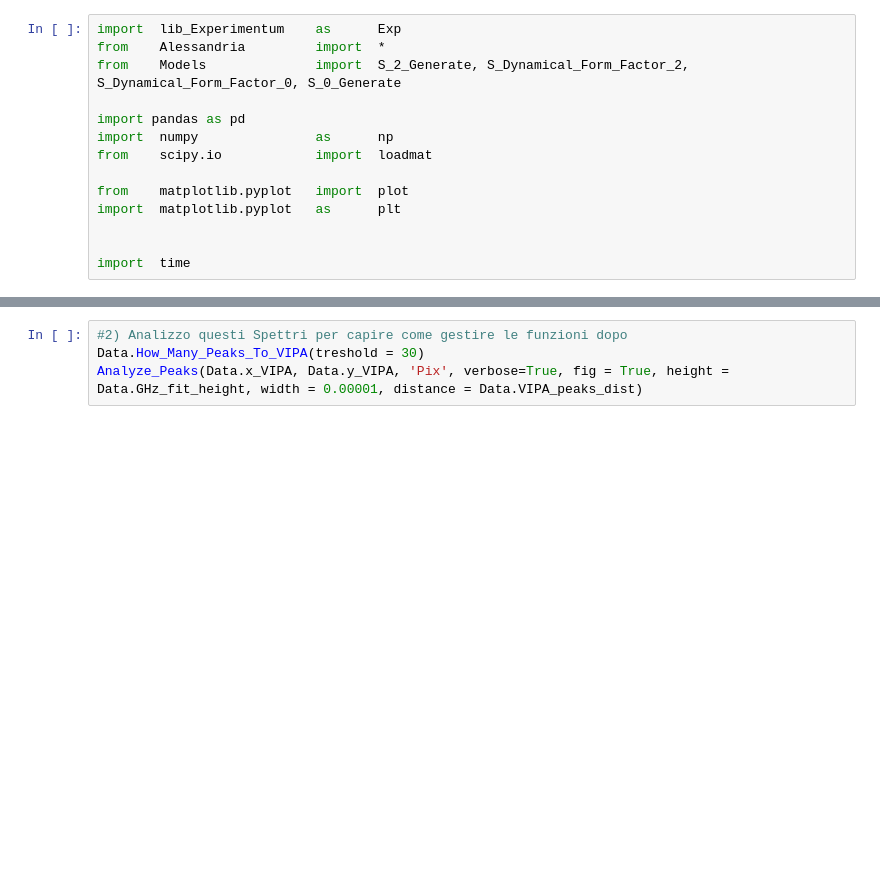
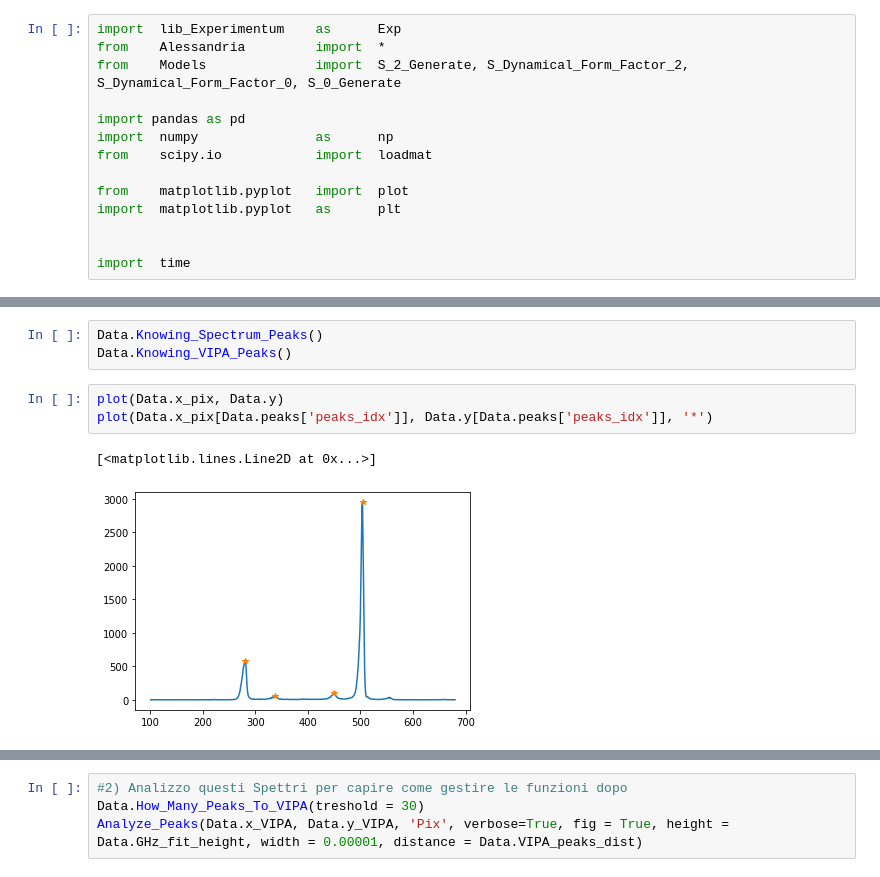
Before and after one commit to flautodipan/Python_Libraries, a Jupyter notebook: Experimentum_III.ipynb, the cells around one changed output, grey strips where cells are left out. Drawn from its saved outputs; the diff is of its cells as text; blank space fills up the shorter version.

```diff
--- a/Experimentum_III.ipynb
+++ b/Experimentum_III.ipynb
@@ -31,3 +31,12 @@ ATTENZIONE funzione da aggiornare
 
 ATTENZIONE guarda Get_VIPA_mat
 [figure]
+# %%
+Data.Knowing_Spectrum_Peaks()
+Data.Knowing_VIPA_Peaks()
+# %%
+plot(Data.x_pix, Data.y)
+plot(Data.x_pix[Data.peaks['peaks_idx']], Data.y[Data.peaks['peaks_idx']], '*')
+# %% [output]
+[<matplotlib.lines.Line2D at 0x...>]
+[figure, added]
```
Also changed, not shown: parts of 13 cells of this notebook, 3 other files.
